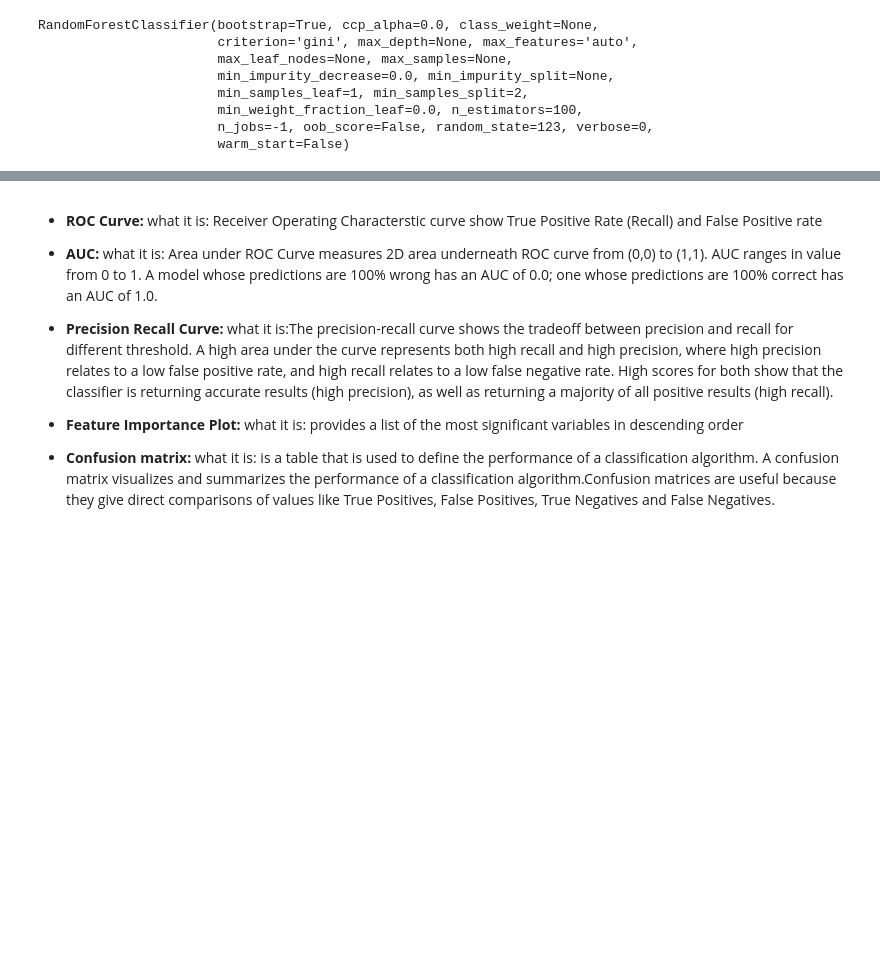
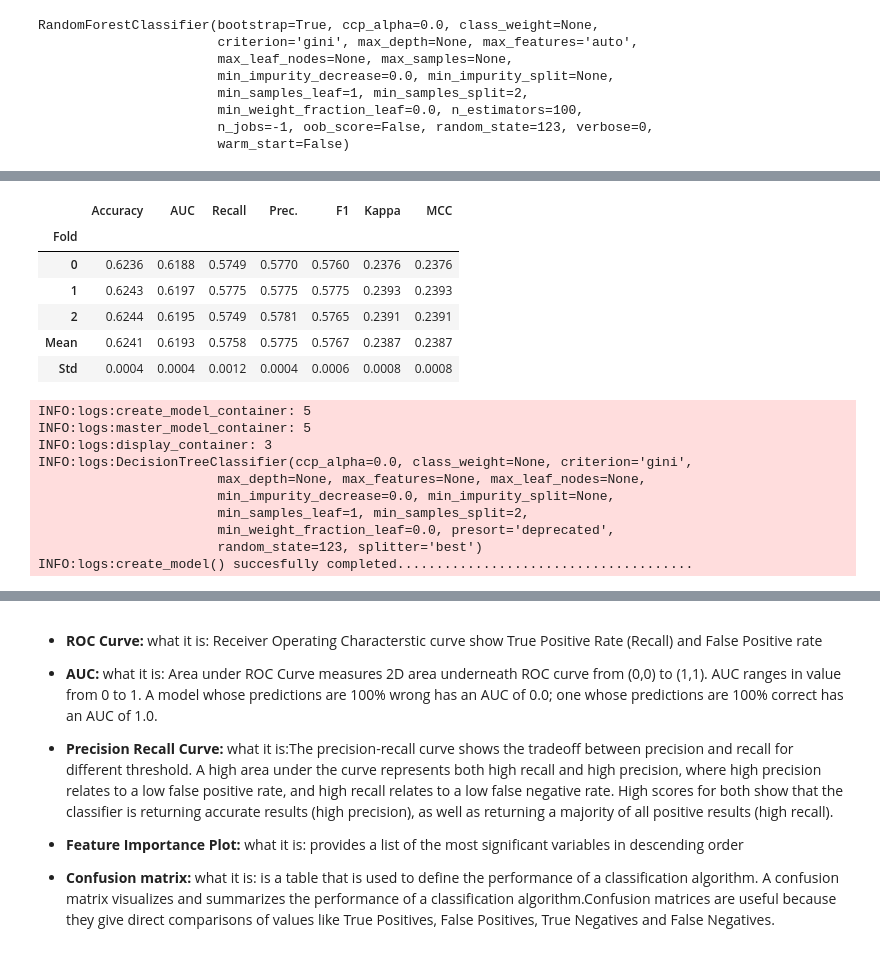
Before and after one commit to kwpark23/Airline-Delays, a Jupyter notebook: Airline_delay.ipynb, the cells around one changed output, grey strips where cells are left out. Drawn from its saved outputs; the diff is of its cells as text; code cells hidden in the pictures; blank space fills up the shorter version.

```diff
--- a/Airline_delay.ipynb
+++ b/Airline_delay.ipynb
@@ -408,0 +360,20 @@ Fitting 10 folds for each of 10 candidates, totalling 100 fits
+# %%
+dt = create_model('dt', fold=3)
+# %% [output]
+|  | Accuracy | AUC | Recall | Prec. | F1 | Kappa | MCC |
+| Fold |  |  |  |  |  |  |  |
+| 0 | 0.6236 | 0.6188 | 0.5749 | 0.5770 | 0.5760 | 0.2376 | 0.2376 |
+| 1 | 0.6243 | 0.6197 | 0.5775 | 0.5775 | 0.5775 | 0.2393 | 0.2393 |
+| 2 | 0.6244 | 0.6195 | 0.5749 | 0.5781 | 0.5765 | 0.2391 | 0.2391 |
+| Mean | 0.6241 | 0.6193 | 0.5758 | 0.5775 | 0.5767 | 0.2387 | 0.2387 |
+| Std | 0.0004 | 0.0004 | 0.0012 | 0.0004 | 0.0006 | 0.0008 | 0.0008 |
+INFO:logs:create_model_container: 5
+INFO:logs:master_model_container: 5
+INFO:logs:display_container: 3
+INFO:logs:DecisionTreeClassifier(ccp_alpha=0.0, class_weight=None, criterion='gini',
+                       max_depth=None, max_features=None, max_leaf_nodes=None,
+                       min_impurity_decrease=0.0, min_impurity_split=None,
+                       min_samples_leaf=1, min_samples_split=2,
+                       min_weight_fraction_leaf=0.0, presort='deprecated',
+                       random_state=123, splitter='best')
+INFO:logs:create_model() succesfully completed......................................
```
Also changed, not shown: parts of 20 cells of this notebook.
